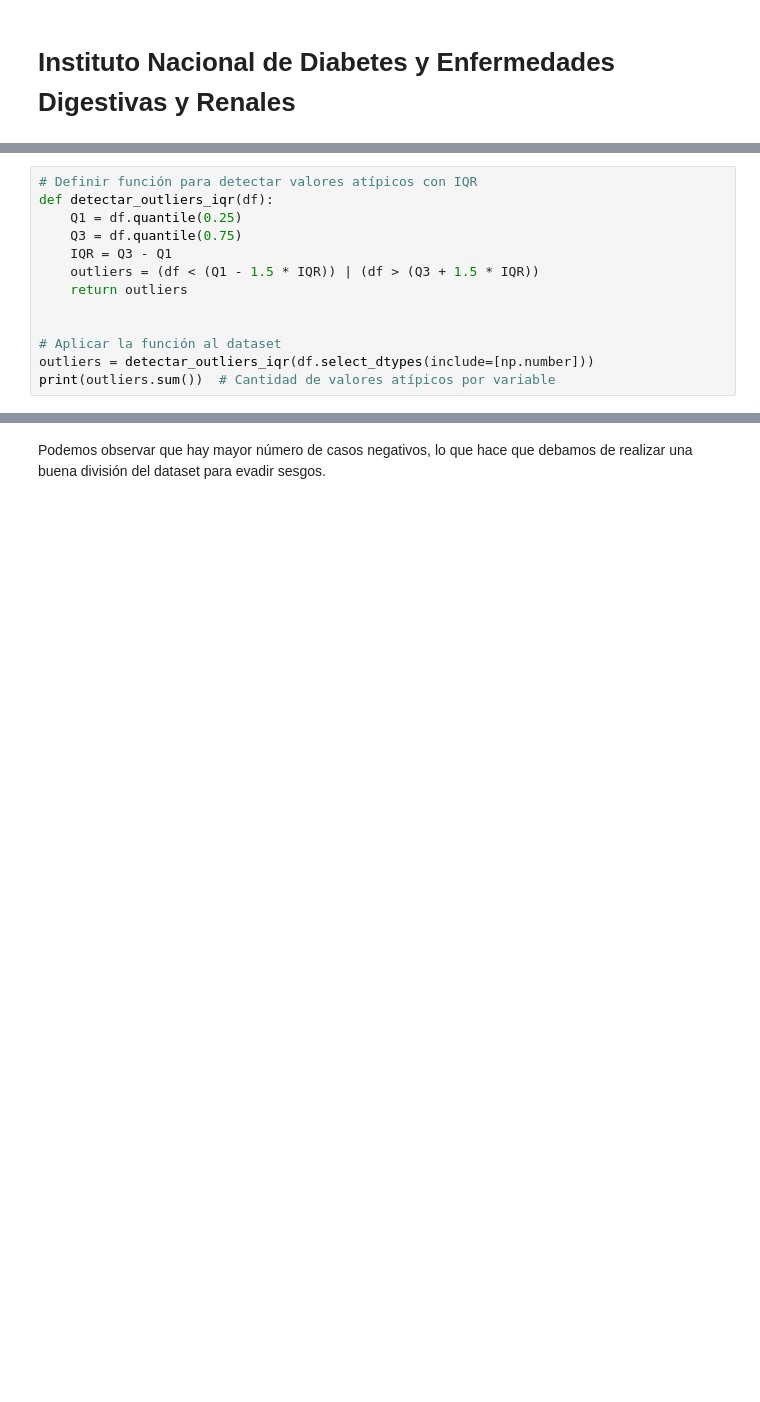
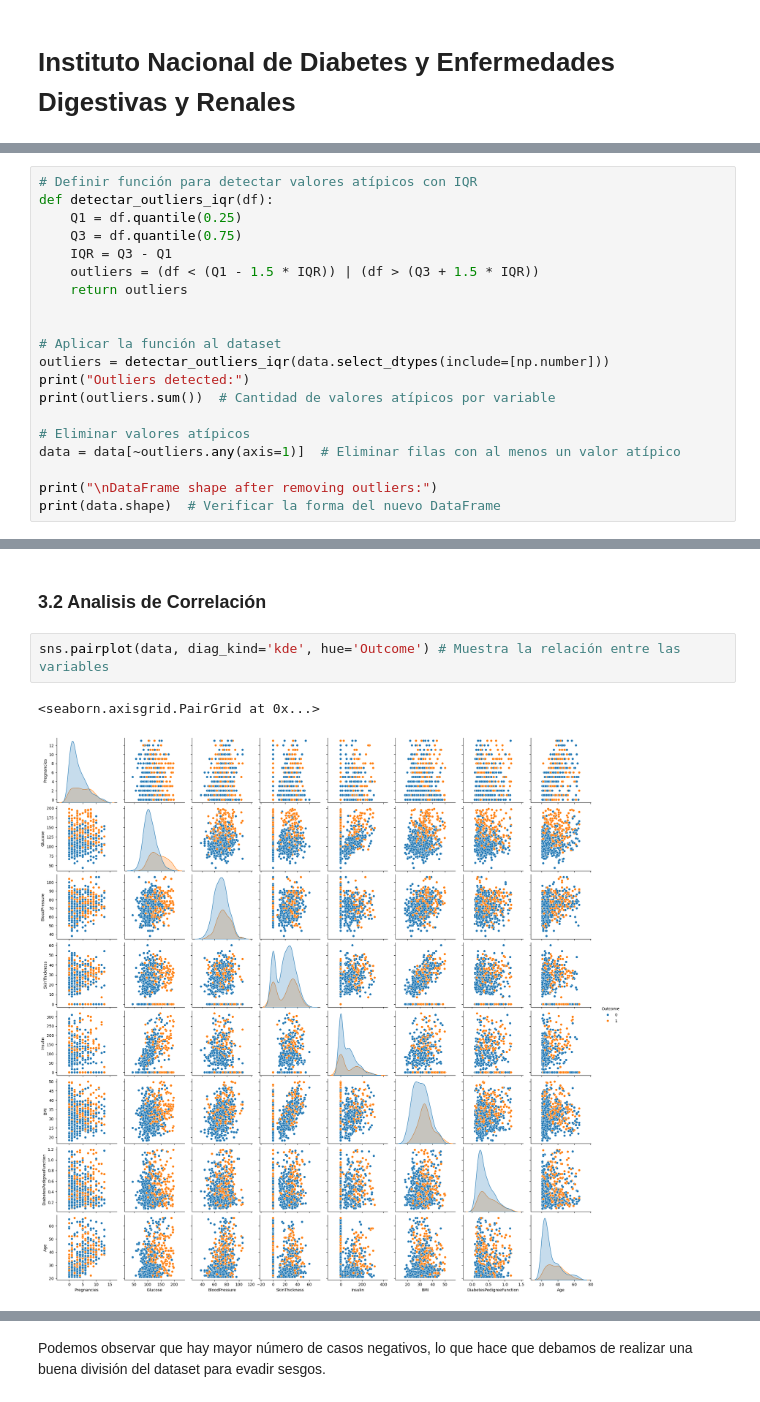
Before and after one commit to XoulEater/Proyecto_1_IA, a Jupyter notebook: diabetes.ipynb, the cells around one changed output, grey strips where cells are left out. Drawn from its saved outputs; the diff is of its cells as text; blank space fills up the shorter version.

```diff
--- a/diabetes.ipynb
+++ b/diabetes.ipynb
@@ -73,13 +2,0 @@ Insertar analisis de distribuciones
-# %%
-# Definir función para detectar valores atípicos con IQR
-def detectar_outliers_iqr(df):
-    Q1 = df.quantile(0.25)
-    Q3 = df.quantile(0.75)
-    IQR = Q3 - Q1
-    outliers = (df < (Q1 - 1.5 * IQR)) | (df > (Q3 + 1.5 * IQR))
-    return outliers
-
-
-# Aplicar la función al dataset
-outliers = detectar_outliers_iqr(df.select_dtypes(include=[np.number]))
-print(outliers.sum())  # Cantidad de valores atípicos por variable
@@ -132,0 +88,20 @@ plt.show()
+# %%
+# Definir función para detectar valores atípicos con IQR
+def detectar_outliers_iqr(df):
+    Q1 = df.quantile(0.25)
+    Q3 = df.quantile(0.75)
+    IQR = Q3 - Q1
+    outliers = (df < (Q1 - 1.5 * IQR)) | (df > (Q3 + 1.5 * IQR))
+    return outliers
+
+
+# Aplicar la función al dataset
+outliers = detectar_outliers_iqr(data.select_dtypes(include=[np.number]))
+print("Outliers detected:")
+print(outliers.sum())  # Cantidad de valores atípicos por variable
+
+# Eliminar valores atípicos
+data = data[~outliers.any(axis=1)]  # Eliminar filas con al menos un valor atípico
+
+print("\nDataFrame shape after removing outliers:")
+print(data.shape)  # Verificar la forma del nuevo DataFrame
@@ -132,0 +123,7 @@ plt.show()
+# %% [markdown]
+### 3.2 Analisis de Correlación
+# %%
+sns.pairplot(data, diag_kind='kde', hue='Outcome') # Muestra la relación entre las variables
+# %% [output]
+<seaborn.axisgrid.PairGrid at 0x...>
+[figure, added]
```
Also changed, not shown: parts of 72 cells of this notebook.
